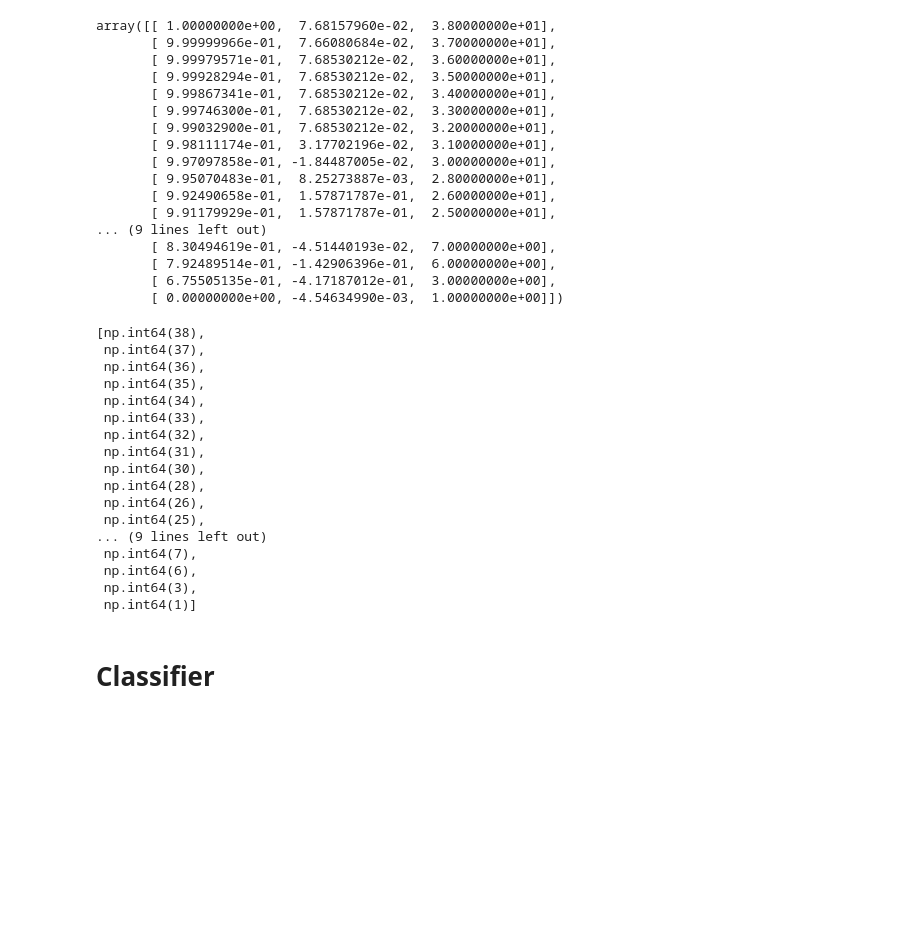
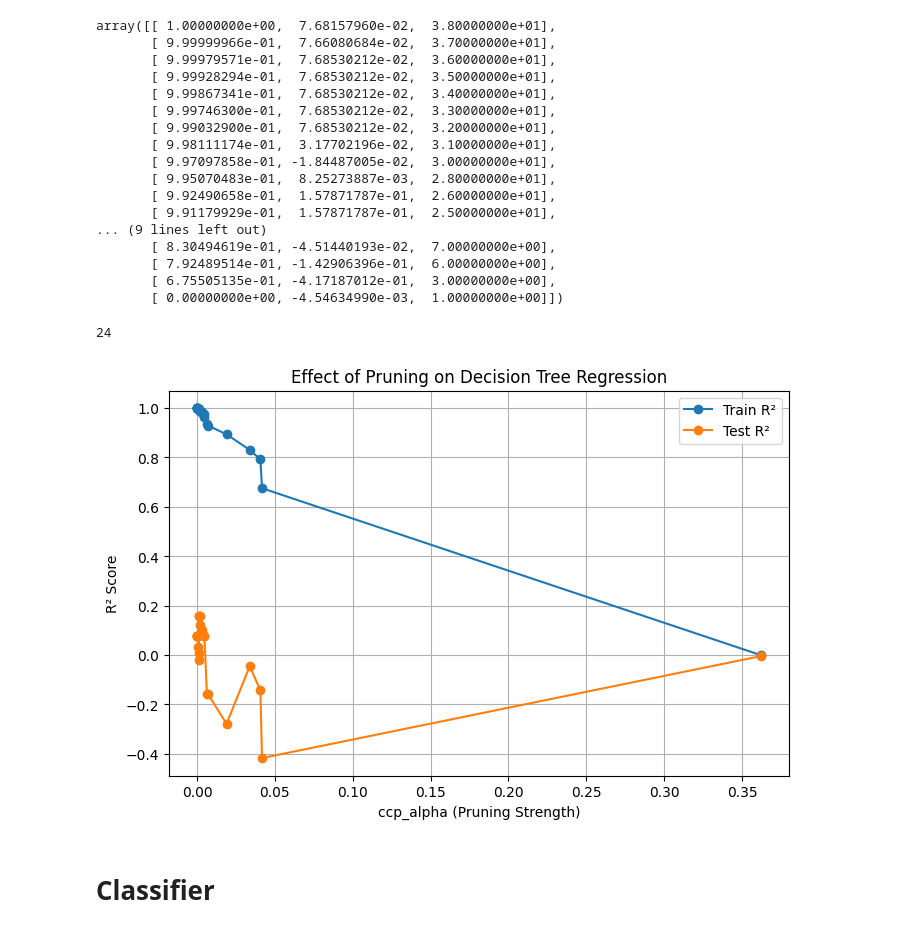
Before and after one commit to syedmahmoodiagents/MachineLearning, a Jupyter notebook: DecisionTree.ipynb, the cells around one changed output. Saved outputs shown, nothing was run; the diff lists cells and outputs as text; code cells hidden in the pictures; blank space fills up the shorter version.

```diff
--- a/DecisionTree.ipynb
+++ b/DecisionTree.ipynb
@@ -306,26 +306,23 @@ array([[ 1.00000000e+00,  7.68157960e-02,  3.80000000e+01],
        [ 7.92489514e-01, -1.42906396e-01,  6.00000000e+00],
        [ 6.75505135e-01, -4.17187012e-01,  3.00000000e+00],
        [ 0.00000000e+00, -4.54634990e-03,  1.00000000e+00]])
-# %%
-tree_sizes
-# %% [output]
-[np.int64(38),
- np.int64(37),
- np.int64(36),
- np.int64(35),
- np.int64(34),
- np.int64(33),
- np.int64(32),
- np.int64(31),
- np.int64(30),
- np.int64(28),
- np.int64(26),
- np.int64(25),
-... (9 lines left out)
- np.int64(7),
- np.int64(6),
- np.int64(3),
- np.int64(1)]
+# %%
+tree_sizes.index(min(tree_sizes))
+# %% [output]
+24
+# %%
+plt.figure(figsize=(8, 5))
+plt.plot(ccp_alphas, train_scores, marker="o", label="Train R²")
+plt.plot(ccp_alphas, test_scores, marker="o", label="Test R²")
+
+plt.xlabel("ccp_alpha (Pruning Strength)")
+plt.ylabel("R² Score")
+plt.title("Effect of Pruning on Decision Tree Regression")
+plt.legend()
+plt.grid(True)
+plt.show()
+# %% [output]
+[figure, added]
 # %% [markdown]
 # Classifier
 # %%
```
